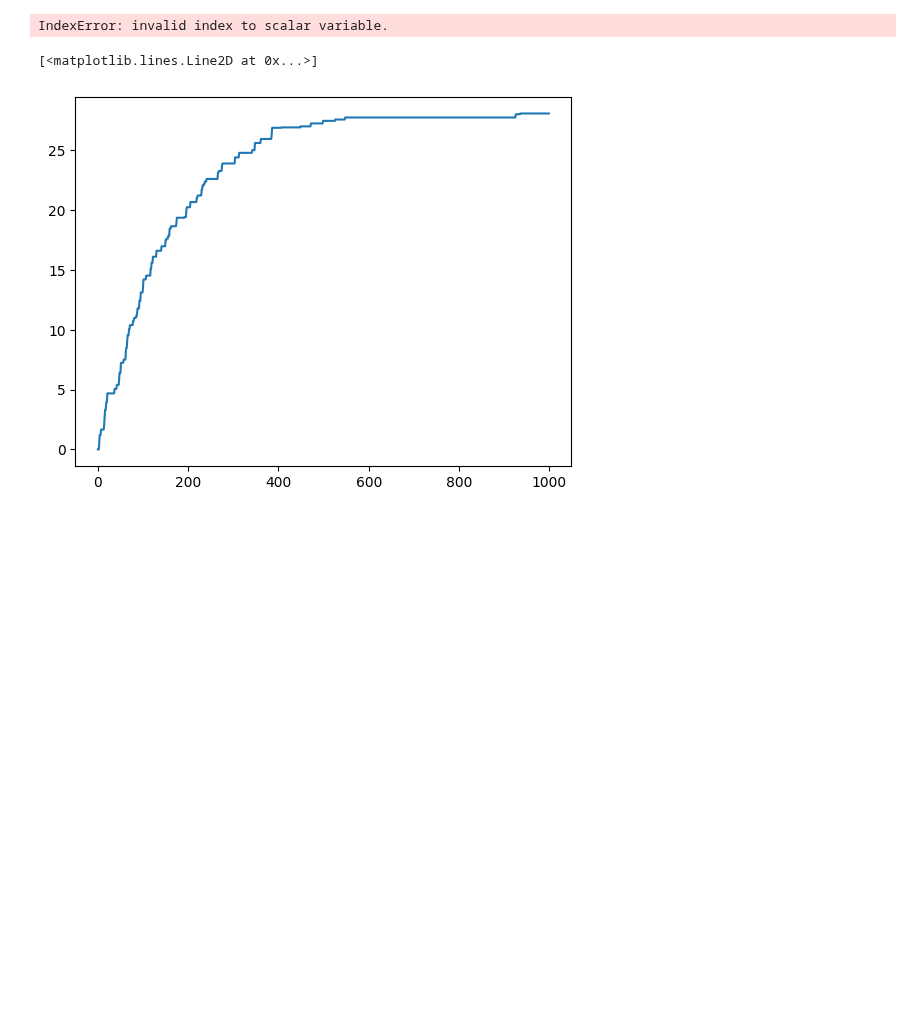
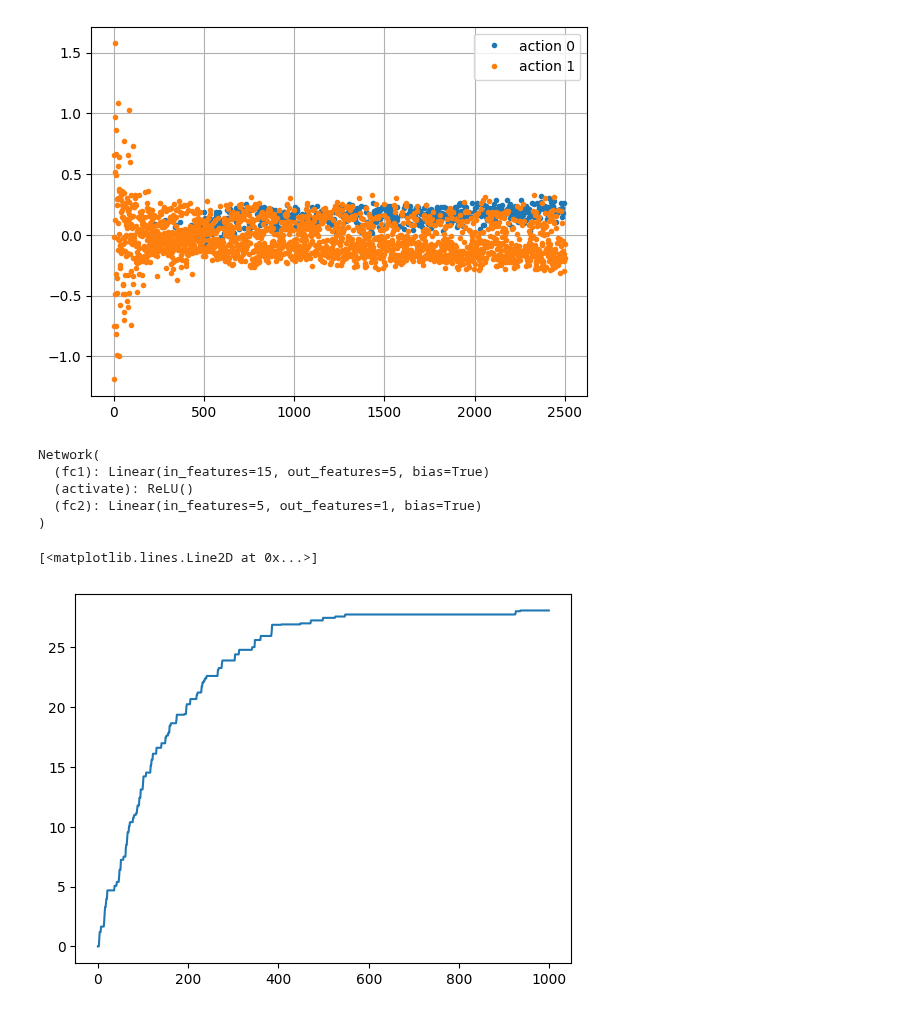
Before and after one commit to MaxHeuillet/neuralCBPside, a Jupyter notebook: benchmark_neural.ipynb, the cells around one changed output. Saved outputs shown, nothing was run; the diff lists cells and outputs as text; code cells hidden in the pictures; blank space fills up the shorter version.

```diff
--- a/benchmark_neural.ipynb
+++ b/benchmark_neural.ipynb
@@ -166,30 +191,62 @@ plt.plot( range(horizon) , np.cumsum(cumRegret4) )
 # %%
 def MSE(y_true, y_pred):
 
     squared_diff = np.square(y_true - y_pred)
 
     mse = np.mean(squared_diff)
 
     return mse
 
 
 def MAE(y_true, y_pred):
 
     # Calculate absolute errors
     mae = y_true - y_pred
 
     return mae
 
-vec = np.array( factors[1] )
-vec1 = np.array( [ MSE(i[2], i[0])   for i in history ] )
-vec2 = np.array( [ MAE(i[2], i[0])   for i in history ] )
+mae_action0 = [ MAE(i[2], i[3]) if i[0] == 0 else np.nan for i in history ]
+mae_action1 = [ MAE(i[2], i[3]) if i[0] == 1 else np.nan for i in history ]
 
-plt.plot( range( len(factors[1] ) ), vec1 , '.', label = 'MSE')
-plt.plot( range(  len(factors[1] ) ), vec2 , '.', label = 'MAE')
+
+plt.plot( range( len(mae_action0) ), mae_action0 , '.', label = 'action 0')
+plt.plot( range(  len(mae_action1 ) ), mae_action1 , '.', label = 'action 1')
 plt.legend()
+plt.grid()
 # plt.savefig('./NeuralDropout02_{}_{}.png'.format(lbd,horizon))
 # %% [output]
-IndexError: invalid index to scalar variable.
+[figure, added]
+# %%
+import numpy as np
+import scipy as sp
+import torch
+import torch.nn as nn
+import torch.optim as optim
+from torch.utils.data import TensorDataset, DataLoader
+import copy
+
+from scipy.optimize import minimize
+
+# import itertools
+
+class Network(nn.Module):
+    def __init__(self, output_dim, dim, hidden_size=10):
+        super(Network, self).__init__()
+        self.fc1 = nn.Linear(dim, hidden_size)
+        self.activate = nn.ReLU()
+        self.fc2 = nn.Linear(hidden_size, output_dim)
+    def forward(self, x):
+        x = self.fc2(self.activate(self.fc1(x)))
+        return x
+
+model = Network( 1 , 15, 5 )
+model
+# %% [output]
+Network(
+  (fc1): Linear(in_features=15, out_features=5, bias=True)
+  (activate): ReLU()
+  (fc2): Linear(in_features=5, out_features=1, bias=True)
+)
 # %%
 import synthetic_data
 import numpy as np
```
Also changed, not shown: parts of 5 cells of this notebook, 8 other files.
